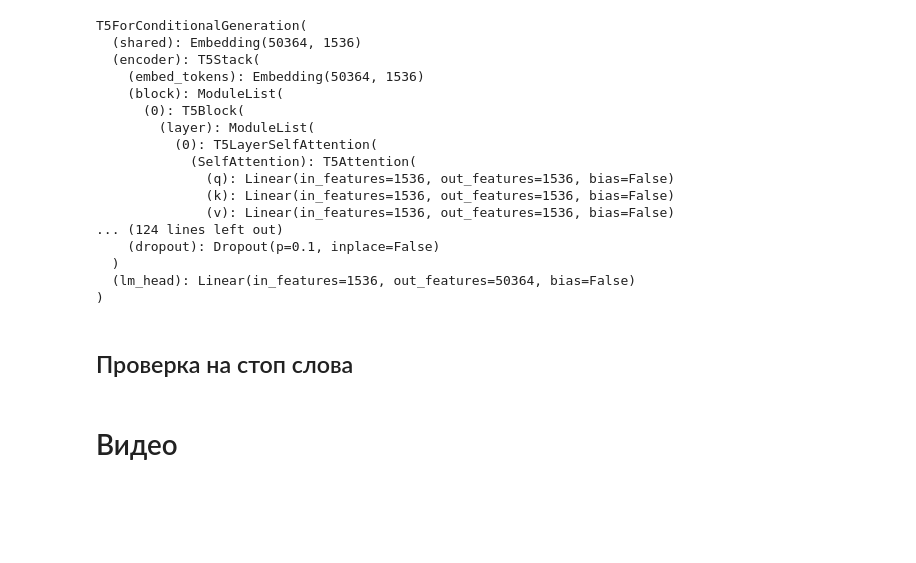
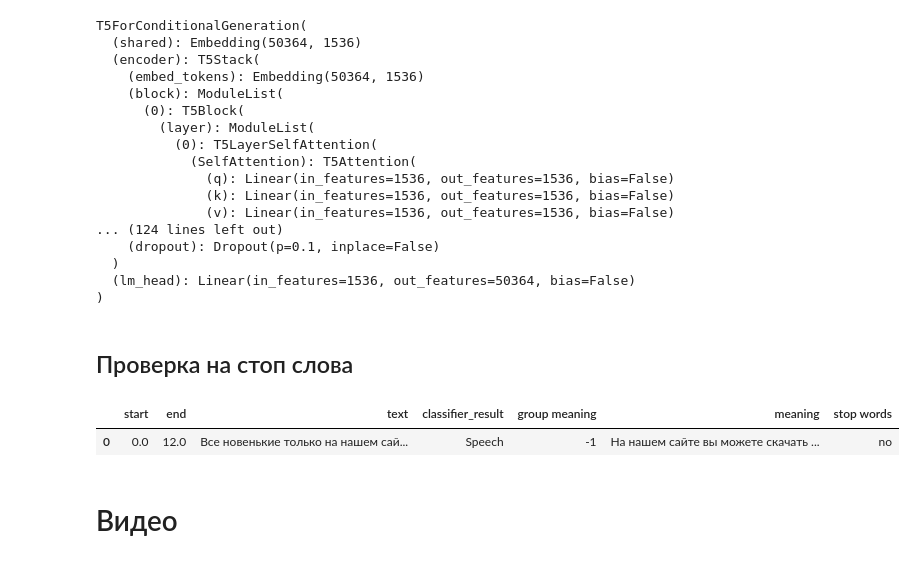
Before and after one commit to EZsmail/Video_Analysis_System, a Jupyter notebook: real_ml/result_neyrob1t.ipynb, the cells around one changed output. Cells and saved outputs as stored; diff of their text form; code cells hidden in the pictures; blank space fills up the shorter version.

```diff
--- a/real_ml/result_neyrob1t.ipynb
+++ b/real_ml/result_neyrob1t.ipynb
@@ -283,6 +271,11 @@ for idx, sentence in enumerate(sentences, start=1):
 id_stop_words = np.array(['no'] * len(df))
 id_stop_words[bad_lines] = 'yes'
 df['stop words'] = id_stop_words
+# %%
+df.head()
+# %% [output]
+|  | start | end | text | classifier_result | group meaning | meaning | stop words |
+| 0 | 0.0 | 12.0 | Все новенькие только на нашем сай... | Speech | -1 | На нашем сайте вы можете скачать ... | no |
 # %%
 df_json = df.to_json(force_ascii=False) # Конечный датасет с аудио
 # %% [markdown]
```
Also changed, not shown: parts of 16 cells of this notebook.
